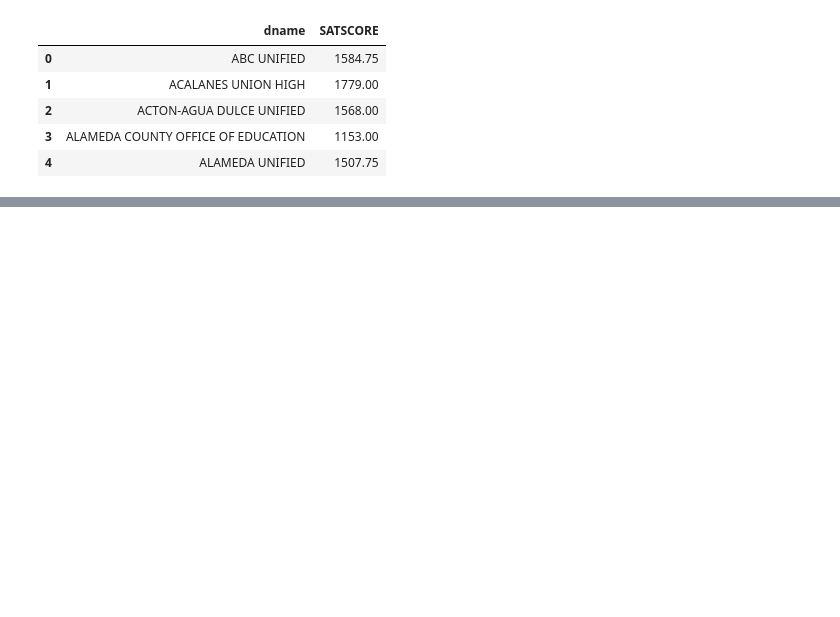
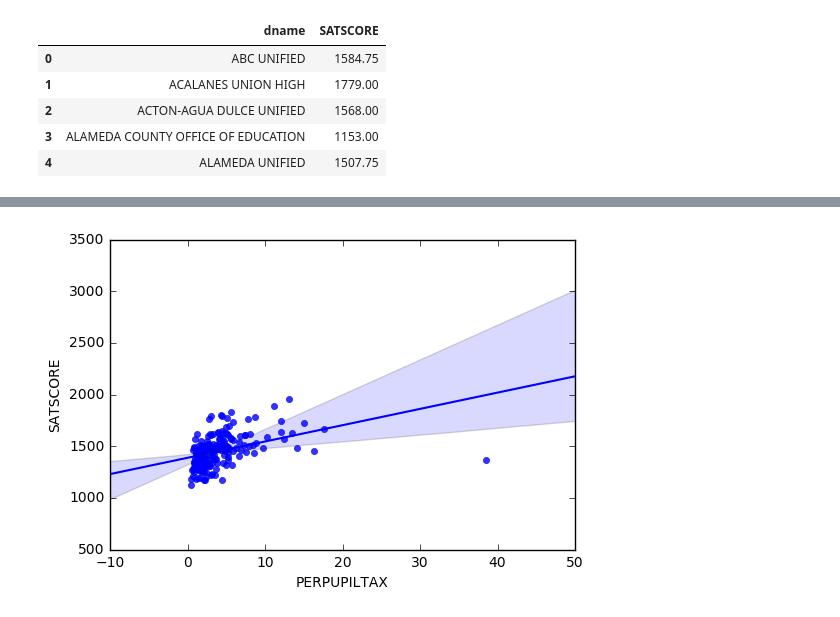
Before and after one commit to aniketmandalik/DSDProject1, a Jupyter notebook: Project 1.ipynb, the cells around one changed output, grey strips where cells are left out. Saved outputs shown, nothing was run; the diff lists cells and outputs as text; code cells hidden in the pictures; blank space fills up the shorter version.

```diff
--- a/Project 1.ipynb
+++ b/Project 1.ipynb
@@ -65 +80,8 @@ merged_data.head()
+# %%
+sns.regplot(x="PERPUPILTAX", y="SATSCORE", data = merged_data)
+#not much corrilation is seen here and we do not seem to have good regression however
+#it is better than previous
+plt.show()
+# %% [output]
+[figure, added]
 # %%
```
Also changed, not shown: parts of 27 cells of this notebook.
